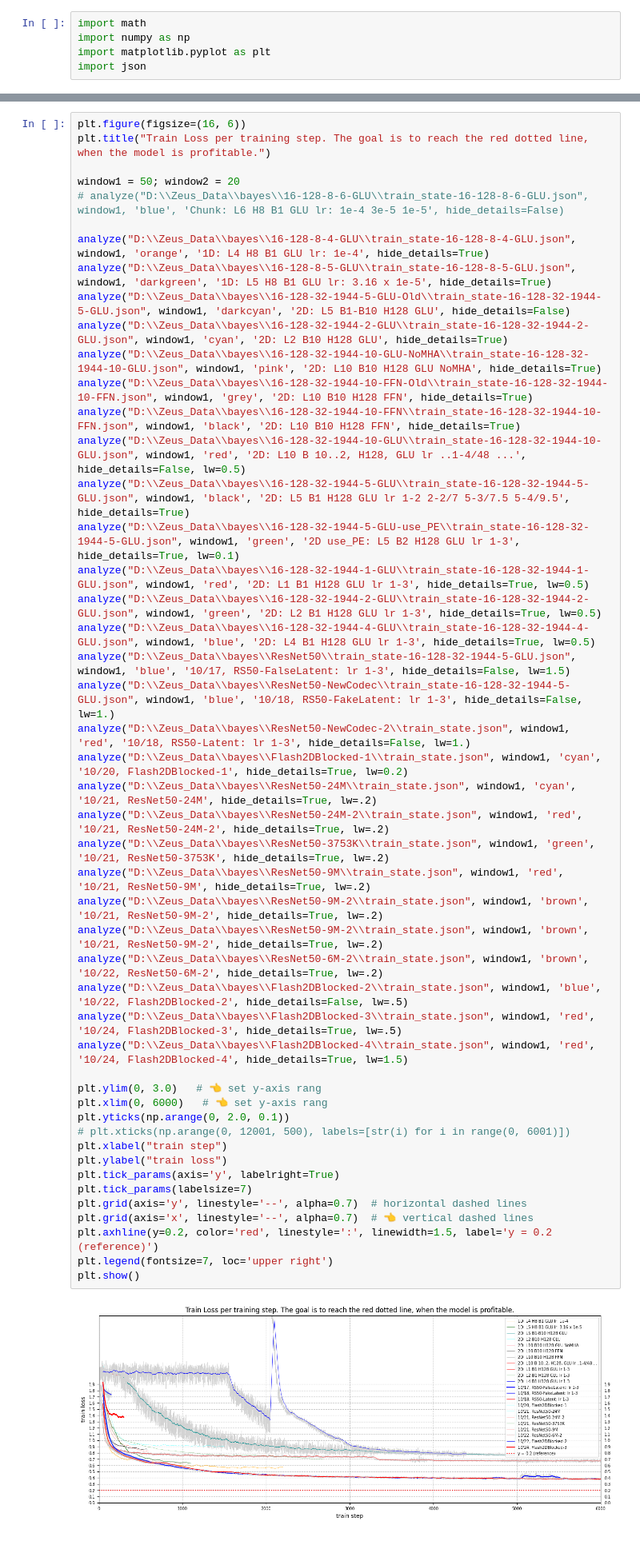
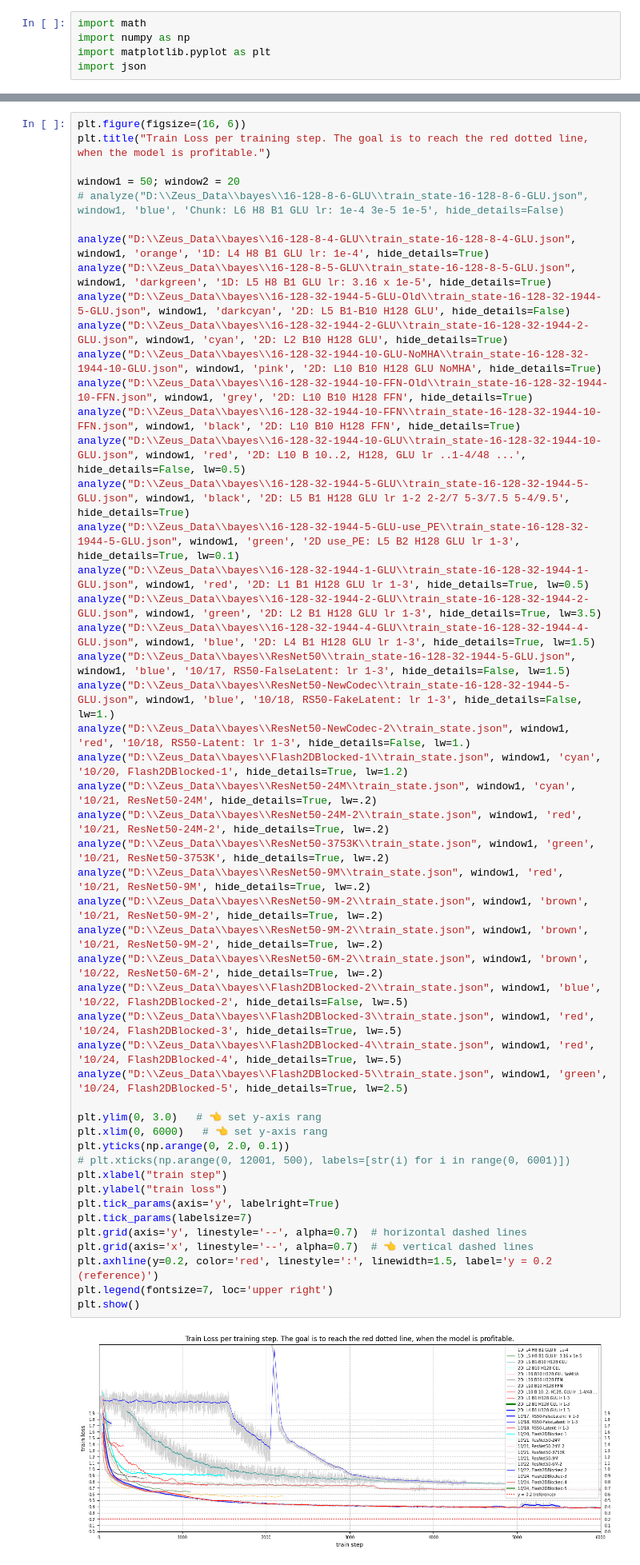
Before and after one commit to MachineLearningMike/Zeus2026, a Jupyter notebook: models/test01.ipynb, the cells around one changed output, grey strips where cells are left out. Shown at 80% size. Cells and saved outputs as stored; diff of their text form.

```diff
--- a/models/test01.ipynb
+++ b/models/test01.ipynb
@@ -36,38 +36,39 @@ analyze("D:\\Zeus_Data\\bayes\\16-128-32-1944-10-GLU\\train_state-16-128-32-1944
 analyze("D:\\Zeus_Data\\bayes\\16-128-32-1944-5-GLU\\train_state-16-128-32-1944-5-GLU.json", window1, 'black', '2D: L5 B1 H128 GLU lr 1-2 2-2/7 5-3/7.5 5-4/9.5', hide_details=True)
 analyze("D:\\Zeus_Data\\bayes\\16-128-32-1944-5-GLU-use_PE\\train_state-16-128-32-1944-5-GLU.json", window1, 'green', '2D use_PE: L5 B2 H128 GLU lr 1-3', hide_details=True, lw=0.1)
 analyze("D:\\Zeus_Data\\bayes\\16-128-32-1944-1-GLU\\train_state-16-128-32-1944-1-GLU.json", window1, 'red', '2D: L1 B1 H128 GLU lr 1-3', hide_details=True, lw=0.5)
-analyze("D:\\Zeus_Data\\bayes\\16-128-32-1944-2-GLU\\train_state-16-128-32-1944-2-GLU.json", window1, 'green', '2D: L2 B1 H128 GLU lr 1-3', hide_details=True, lw=0.5)
-analyze("D:\\Zeus_Data\\bayes\\16-128-32-1944-4-GLU\\train_state-16-128-32-1944-4-GLU.json", window1, 'blue', '2D: L4 B1 H128 GLU lr 1-3', hide_details=True, lw=0.5)
+analyze("D:\\Zeus_Data\\bayes\\16-128-32-1944-2-GLU\\train_state-16-128-32-1944-2-GLU.json", window1, 'green', '2D: L2 B1 H128 GLU lr 1-3', hide_details=True, lw=3.5)
+analyze("D:\\Zeus_Data\\bayes\\16-128-32-1944-4-GLU\\train_state-16-128-32-1944-4-GLU.json", window1, 'blue', '2D: L4 B1 H128 GLU lr 1-3', hide_details=True, lw=1.5)
 analyze("D:\\Zeus_Data\\bayes\\ResNet50\\train_state-16-128-32-1944-5-GLU.json", window1, 'blue', '10/17, RS50-FalseLatent: lr 1-3', hide_details=False, lw=1.5)
 analyze("D:\\Zeus_Data\\bayes\\ResNet50-NewCodec\\train_state-16-128-32-1944-5-GLU.json", window1, 'blue', '10/18, RS50-FakeLatent: lr 1-3', hide_details=False, lw=1.)
 analyze("D:\\Zeus_Data\\bayes\\ResNet50-NewCodec-2\\train_state.json", window1, 'red', '10/18, RS50-Latent: lr 1-3', hide_details=False, lw=1.)
-analyze("D:\\Zeus_Data\\bayes\\Flash2DBlocked-1\\train_state.json", window1, 'cyan', '10/20, Flash2DBlocked-1', hide_details=True, lw=0.2)
+analyze("D:\\Zeus_Data\\bayes\\Flash2DBlocked-1\\train_state.json", window1, 'cyan', '10/20, Flash2DBlocked-1', hide_details=True, lw=1.2)
 analyze("D:\\Zeus_Data\\bayes\\ResNet50-24M\\train_state.json", window1, 'cyan', '10/21, ResNet50-24M', hide_details=True, lw=.2)
 analyze("D:\\Zeus_Data\\bayes\\ResNet50-24M-2\\train_state.json", window1, 'red', '10/21, ResNet50-24M-2', hide_details=True, lw=.2)
 analyze("D:\\Zeus_Data\\bayes\\ResNet50-3753K\\train_state.json", window1, 'green', '10/21, ResNet50-3753K', hide_details=True, lw=.2)
 analyze("D:\\Zeus_Data\\bayes\\ResNet50-9M\\train_state.json", window1, 'red', '10/21, ResNet50-9M', hide_details=True, lw=.2)
 analyze("D:\\Zeus_Data\\bayes\\ResNet50-9M-2\\train_state.json", window1, 'brown', '10/21, ResNet50-9M-2', hide_details=True, lw=.2)
 analyze("D:\\Zeus_Data\\bayes\\ResNet50-9M-2\\train_state.json", window1, 'brown', '10/21, ResNet50-9M-2', hide_details=True, lw=.2)
 analyze("D:\\Zeus_Data\\bayes\\ResNet50-6M-2\\train_state.json", window1, 'brown', '10/22, ResNet50-6M-2', hide_details=True, lw=.2)
 analyze("D:\\Zeus_Data\\bayes\\Flash2DBlocked-2\\train_state.json", window1, 'blue', '10/22, Flash2DBlocked-2', hide_details=False, lw=.5)
 analyze("D:\\Zeus_Data\\bayes\\Flash2DBlocked-3\\train_state.json", window1, 'red', '10/24, Flash2DBlocked-3', hide_details=True, lw=.5)
-analyze("D:\\Zeus_Data\\bayes\\Flash2DBlocked-4\\train_state.json", window1, 'red', '10/24, Flash2DBlocked-4', hide_details=True, lw=1.5)
+analyze("D:\\Zeus_Data\\bayes\\Flash2DBlocked-4\\train_state.json", window1, 'red', '10/24, Flash2DBlocked-4', hide_details=True, lw=.5)
+analyze("D:\\Zeus_Data\\bayes\\Flash2DBlocked-5\\train_state.json", window1, 'green', '10/24, Flash2DBlocked-5', hide_details=True, lw=2.5)
 
 plt.ylim(0, 3.0)   # 👈 set y-axis rang
 plt.xlim(0, 6000)   # 👈 set y-axis rang
 plt.yticks(np.arange(0, 2.0, 0.1))
 # plt.xticks(np.arange(0, 12001, 500), labels=[str(i) for i in range(0, 6001)])
 plt.xlabel("train step")
 plt.ylabel("train loss")
 plt.tick_params(axis='y', labelright=True)
 plt.tick_params(labelsize=7)
 plt.grid(axis='y', linestyle='--', alpha=0.7)  # horizontal dashed lines
 plt.grid(axis='x', linestyle='--', alpha=0.7)  # 👈 vertical dashed lines
 plt.axhline(y=0.2, color='red', linestyle=':', linewidth=1.5, label='y = 0.2 (reference)')
 plt.legend(fontsize=7, loc='upper right')
 plt.show()
 # %% [output]
-[figure, old version]
+[figure, new version]
 # %%
 radius = 3770
 factor10=3
```
Also changed, not shown: 1 other file.
